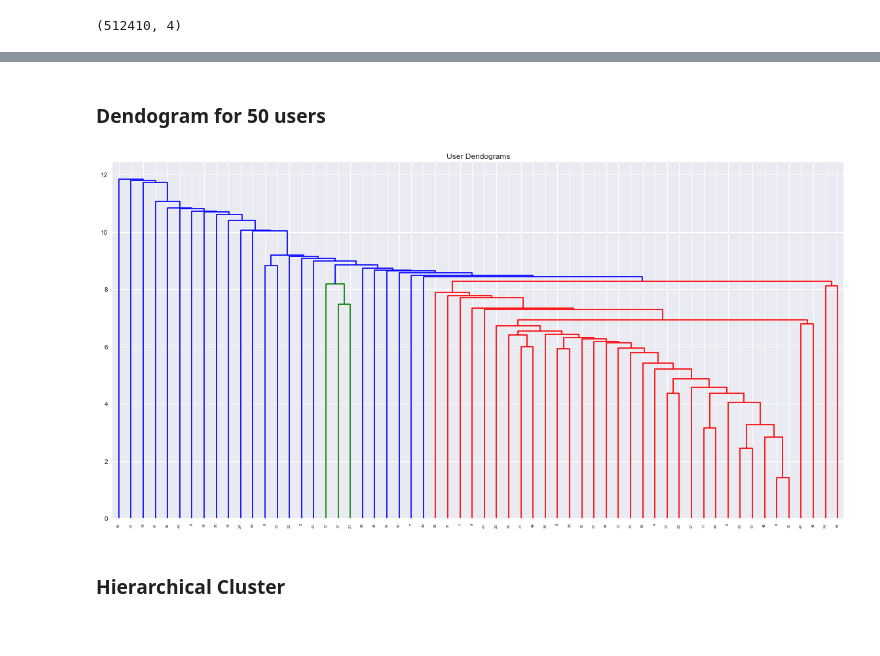
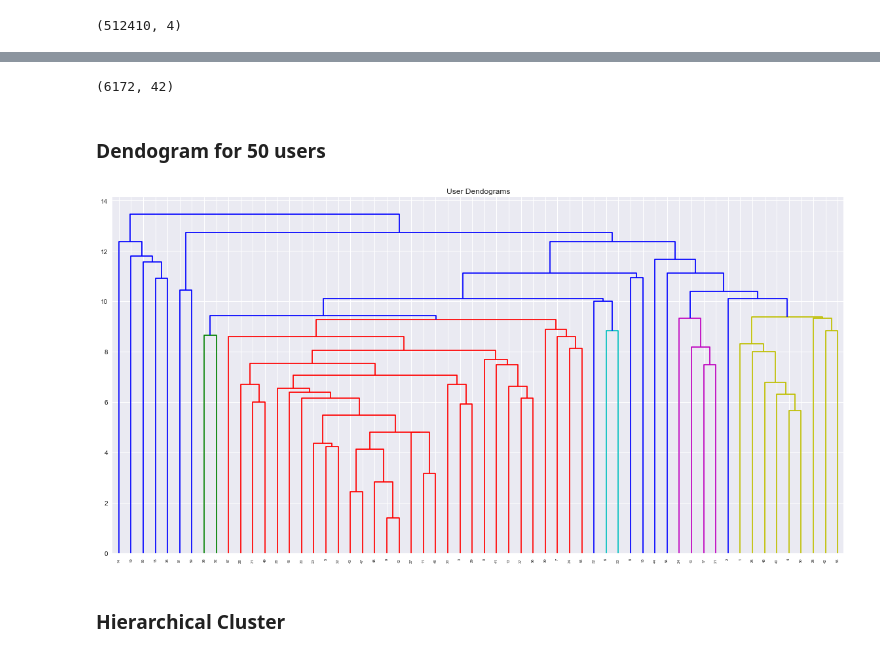
Before and after one commit to waficf/Kaggle_Competitions, a Jupyter notebook: project_1.ipynb, the cells around one changed output, grey strips where cells are left out. Drawn from its saved outputs; the diff is of its cells as text; code cells hidden in the pictures.

```diff
--- a/project_1.ipynb
+++ b/project_1.ipynb
@@ -32,0 +35,4 @@ df.shape
+# %%
+df_q.drop_duplicates(inplace=True)
+# %%
+df = df.merge(df_q, on='question_id', how='left').copy()
@@ -32,0 +43,2 @@ df.shape
+# %%
+df = df[(df.category_id == 1) | (df.category_id == 2) | (df.category_id == 3)].copy()
@@ -44,7 +66,7 @@ df.head()
 # %%
 matrix = pd.get_dummies(df,  'answer_id')
 # %%
-matrix.drop('answer_id_2018-09-12 19:09:06', axis=1, inplace=True)
+# matrix.drop('answer_id_2018-09-12 19:09:06', axis=1, inplace=True)
 # %%
 matrix.head()
 # %% [output]
@@ -84,3 +110,7 @@ data.head(2)
+# %%
+data.shape
+# %% [output]
+(6172, 42)
 # %% [markdown]
 ### Dendogram for 50 users
 # %%
@@ -88,10 +118,10 @@ sub_data = data[:60].copy()
 # %%
 import scipy.cluster.hierarchy as shc
 plt.figure(figsize=(20, 10))
 plt.title("User Dendograms")
-dend = shc.dendrogram(shc.linkage(sub_data, method='average'))
+dend = shc.dendrogram(shc.linkage(sub_data, method='complete'))
 # %% [output]
-[figure, old version]
+[figure, new version]
 # %% [markdown]
 ### Hierarchical Cluster
 # %%
```
Also changed, not shown: parts of 24 cells of this notebook, 1 other file.
